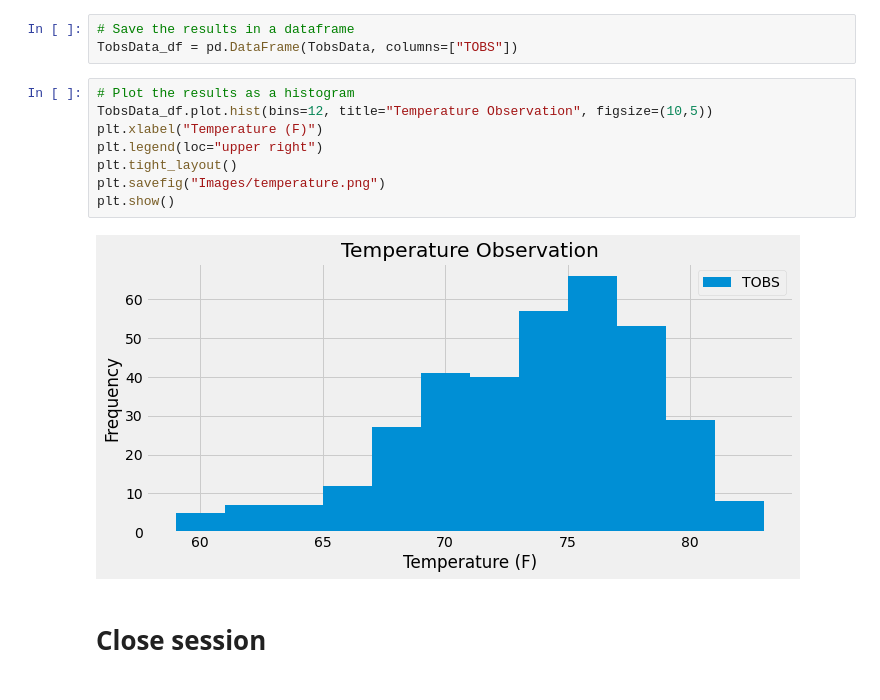
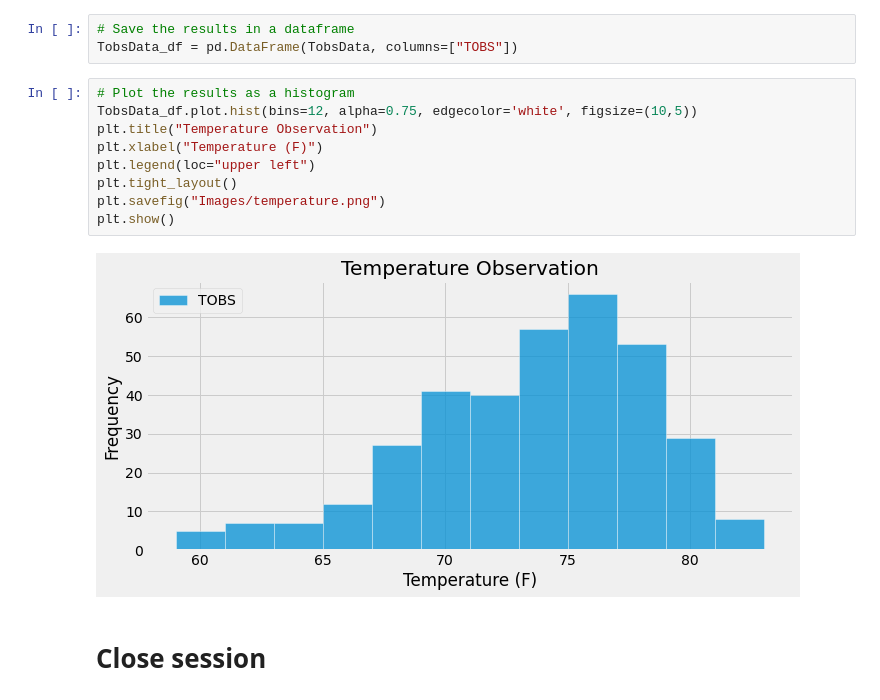
Before and after one commit to ddemoe7/sqlalchemy-challenge, a Jupyter notebook: Climate_Starter.ipynb, the cells around one changed output. Drawn from its saved outputs; the diff is of its cells as text.

```diff
--- a/Climate_Starter.ipynb
+++ b/Climate_Starter.ipynb
@@ -142,14 +144,15 @@ TobsData = session.query(Measurement.tobs).\
 TobsData_df = pd.DataFrame(TobsData, columns=["TOBS"])
 # %%
 # Plot the results as a histogram
-TobsData_df.plot.hist(bins=12, title="Temperature Observation", figsize=(10,5))
+TobsData_df.plot.hist(bins=12, alpha=0.75, edgecolor='white', figsize=(10,5))
+plt.title("Temperature Observation")
 plt.xlabel("Temperature (F)")
-plt.legend(loc="upper right")
+plt.legend(loc="upper left")
 plt.tight_layout()
 plt.savefig("Images/temperature.png")
 plt.show()
 # %% [output]
-[figure, old version]
+[figure, new version]
 # %% [markdown]
 # Close session
 # %%
```
Also changed, not shown: parts of 1 cell of this notebook, 5 other files.
